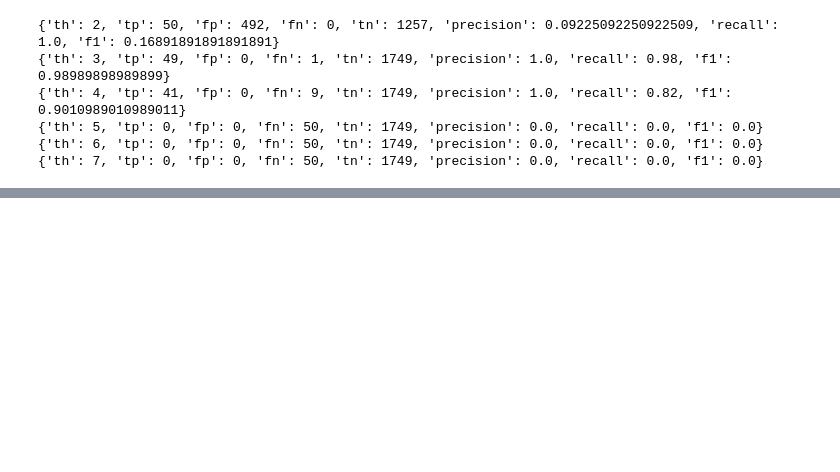
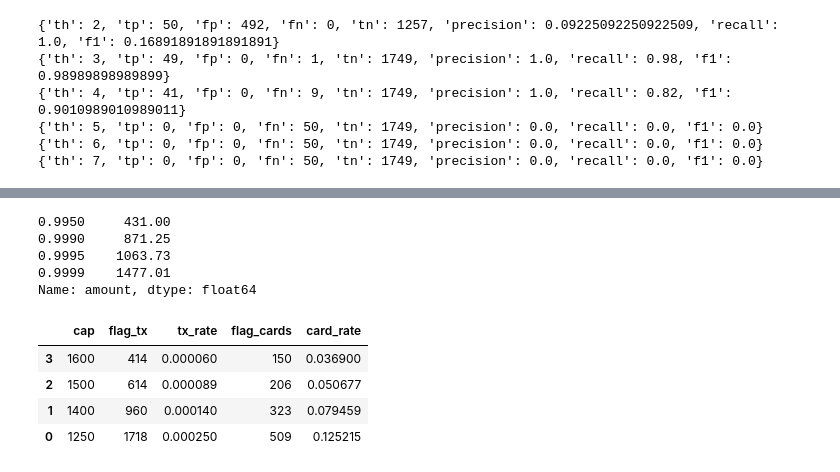
Before and after one commit to c-murphy01/edge_fraud_POS, a Jupyter notebook: notebooks/baseline_evaluation.ipynb, the cells around one changed output, grey strips where cells are left out. Drawn from its saved outputs; the diff is of its cells as text; code cells hidden in the pictures; blank space fills up the shorter version.

```diff
--- a/notebooks/baseline_evaluation.ipynb
+++ b/notebooks/baseline_evaluation.ipynb
@@ -267,0 +333,48 @@ Since there are no 'card bursts' in the Caixa dataset, there is nothing to detec
+# %%
+#look at amount distribution
+q = dfc["amount"].quantile([0.995, 0.999, 0.9995, 0.9999]).round(2)
+print(q)
+
+#list of candidate thresholds
+candidates = sorted(set([
+    1250, 1400, 1500, 1600
+]))
+
+#empty list to hold results
+rows = []
+total_tx = len(dfc)
+#loop through each threshold
+for cap in candidates:
+    #instantiate amount cap object
+    ac = AmountCap(cap=cap)
+    #counter for flags and set for unique card ids
+    flags = 0
+    cards = set()
+    #iterate through dataframe
+    for row in dfc.itertuples():
+        #raise flag if amount exceeds cap
+        if ac.update(row.amount):
+            flags += 1
+            cards.add(row.card_id)
+    #append results to rows list
+    rows.append({
+        "cap": cap,
+        "flag_tx": flags,
+        "tx_rate": flags/total_tx,
+        "flag_cards": len(cards),
+        "card_rate": len(cards)/dfc["card_id"].nunique()
+    })
+
+#sort by flagged transaction rate
+pd.DataFrame(rows).sort_values("tx_rate")
+# %% [output]
+0.9950     431.00
+0.9990     871.25
+0.9995    1063.73
+0.9999    1477.01
+Name: amount, dtype: float64
+|  | cap | flag_tx | tx_rate | flag_cards | card_rate |
+| 3 | 1600 | 414 | 0.000060 | 150 | 0.036900 |
+| 2 | 1500 | 614 | 0.000089 | 206 | 0.050677 |
+| 1 | 1400 | 960 | 0.000140 | 323 | 0.079459 |
+| 0 | 1250 | 1718 | 0.000250 | 509 | 0.125215 |
```
Also changed, not shown: parts of 35 cells of this notebook.
